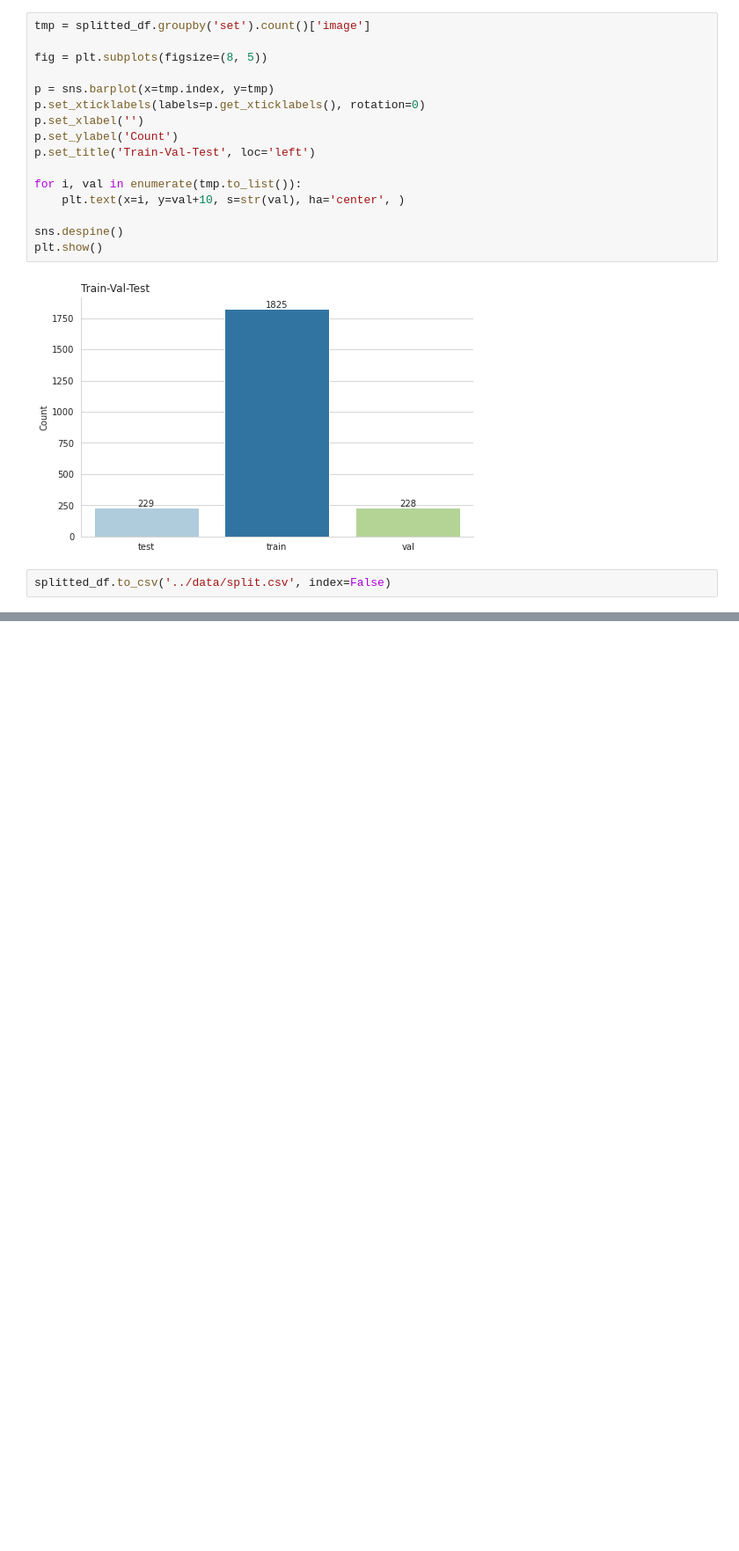
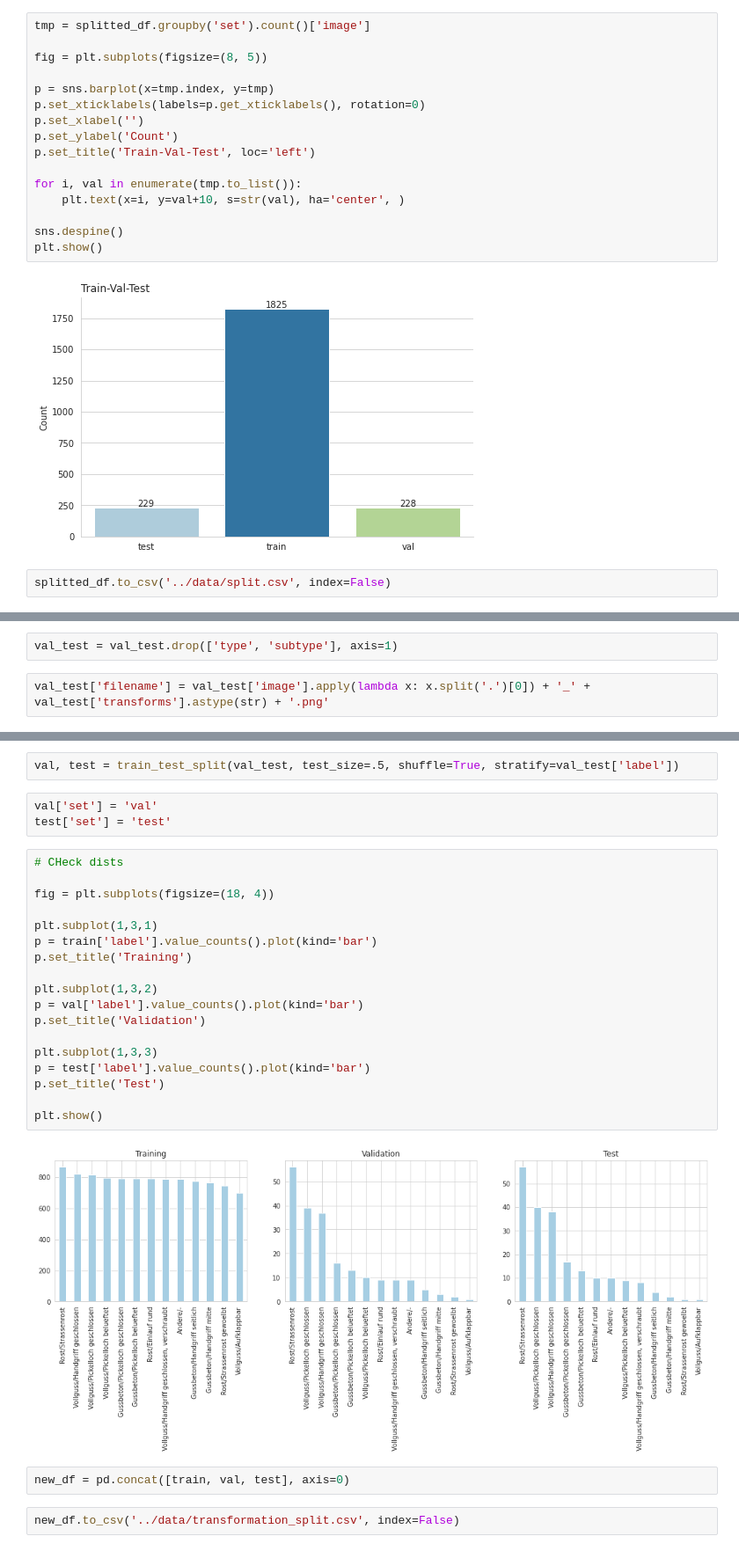
Before and after one commit to FiratSaritas/manhole-cover-classification, a Jupyter notebook: eda/train_test_split.ipynb, the cells around one changed output, grey strips where cells are left out. Shown at 88% size. Drawn from its saved outputs; the diff is of its cells as text; blank space fills up the shorter version.

Commit message:
Add notebook for train test split

```diff
--- a/eda/train_test_split.ipynb
+++ b/eda/train_test_split.ipynb
@@ -124,0 +159,4 @@ splitted_df.to_csv('../data/split.csv', index=False)
+# %%
+val_test = val_test.drop(['type', 'subtype'], axis=1)
+# %%
+val_test['filename'] = val_test['image'].apply(lambda x: x.split('.')[0]) + '_' + val_test['transforms'].astype(str) + '.png'
@@ -124,0 +171,29 @@ splitted_df.to_csv('../data/split.csv', index=False)
+# %%
+val, test = train_test_split(val_test, test_size=.5, shuffle=True, stratify=val_test['label'])
+# %%
+val['set'] = 'val'
+test['set'] = 'test'
+# %%
+# CHeck dists
+
+fig = plt.subplots(figsize=(18, 4))
+
+plt.subplot(1,3,1)
+p = train['label'].value_counts().plot(kind='bar')
+p.set_title('Training')
+
+plt.subplot(1,3,2)
+p = val['label'].value_counts().plot(kind='bar')
+p.set_title('Validation')
+
+plt.subplot(1,3,3)
+p = test['label'].value_counts().plot(kind='bar')
+p.set_title('Test')
+
+plt.show()
+# %% [output]
+[figure, added]
+# %%
+new_df = pd.concat([train, val, test], axis=0)
+# %%
+new_df.to_csv('../data/transformation_split.csv', index=False)
```
Also changed, not shown: parts of 8 cells of this notebook.
